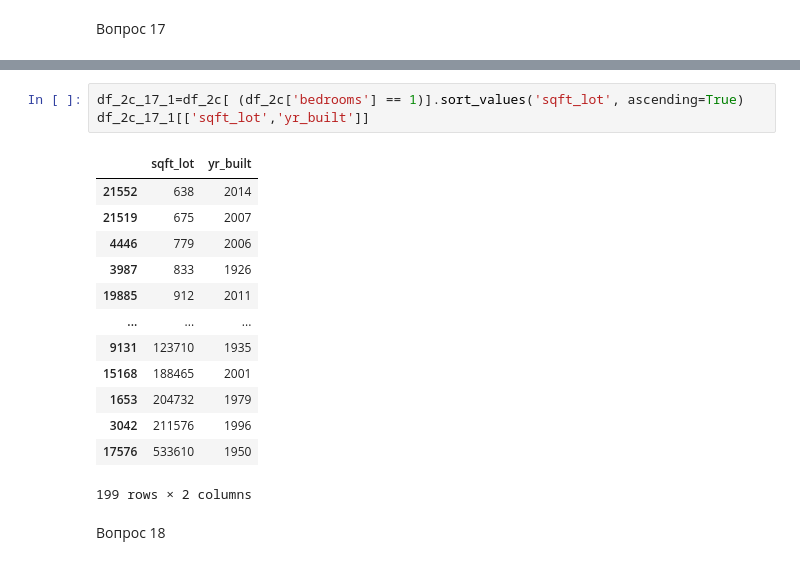
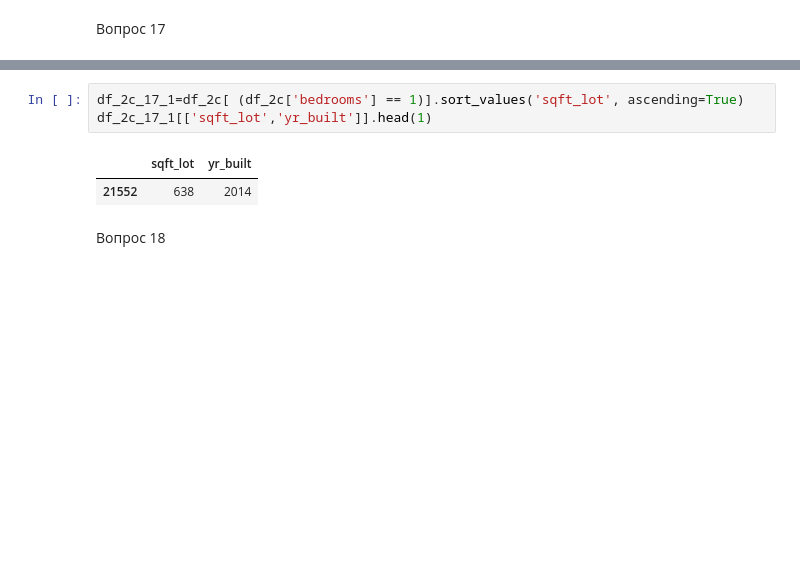
Before and after one commit to AlexGorel/IDE_NEW, a Jupyter notebook: ЭКЗАМЕН/work_2_080625.ipynb, the cells around one changed output, grey strips where cells are left out. Cells and saved outputs as stored; diff of their text form; blank space fills up the shorter version.

```diff
--- a/ЭКЗАМЕН/work_2_080625.ipynb
+++ b/ЭКЗАМЕН/work_2_080625.ipynb
@@ -171,21 +171,10 @@ memory usage: 1.3 MB
 ![image.png](attachment:image.png)
 # %%
 df_2c_17_1=df_2c[ (df_2c['bedrooms'] == 1)].sort_values('sqft_lot', ascending=True)
-df_2c_17_1[['sqft_lot','yr_built']]
+df_2c_17_1[['sqft_lot','yr_built']].head(1)
 # %% [output]
 |  | sqft_lot | yr_built |
 | 21552 | 638 | 2014 |
-| 21519 | 675 | 2007 |
-| 4446 | 779 | 2006 |
-| 3987 | 833 | 1926 |
-| 19885 | 912 | 2011 |
-| ... | ... | ... |
-| 9131 | 123710 | 1935 |
-| 15168 | 188465 | 2001 |
-| 1653 | 204732 | 1979 |
-| 3042 | 211576 | 1996 |
-| 17576 | 533610 | 1950 |
-199 rows × 2 columns
 # %% [markdown]
 Вопрос 18
 # %% [markdown]
```
Also changed, not shown: 5 other files.
